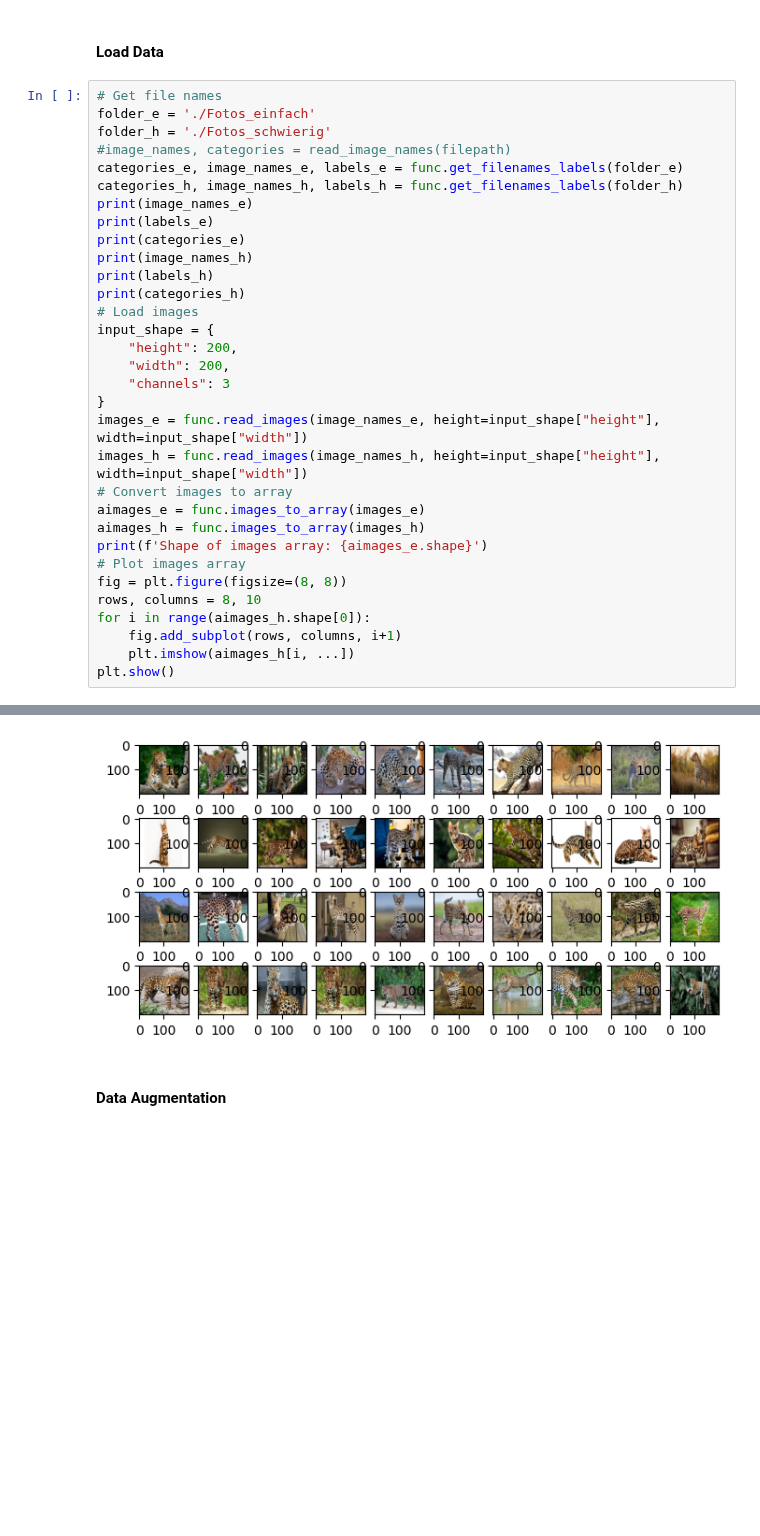
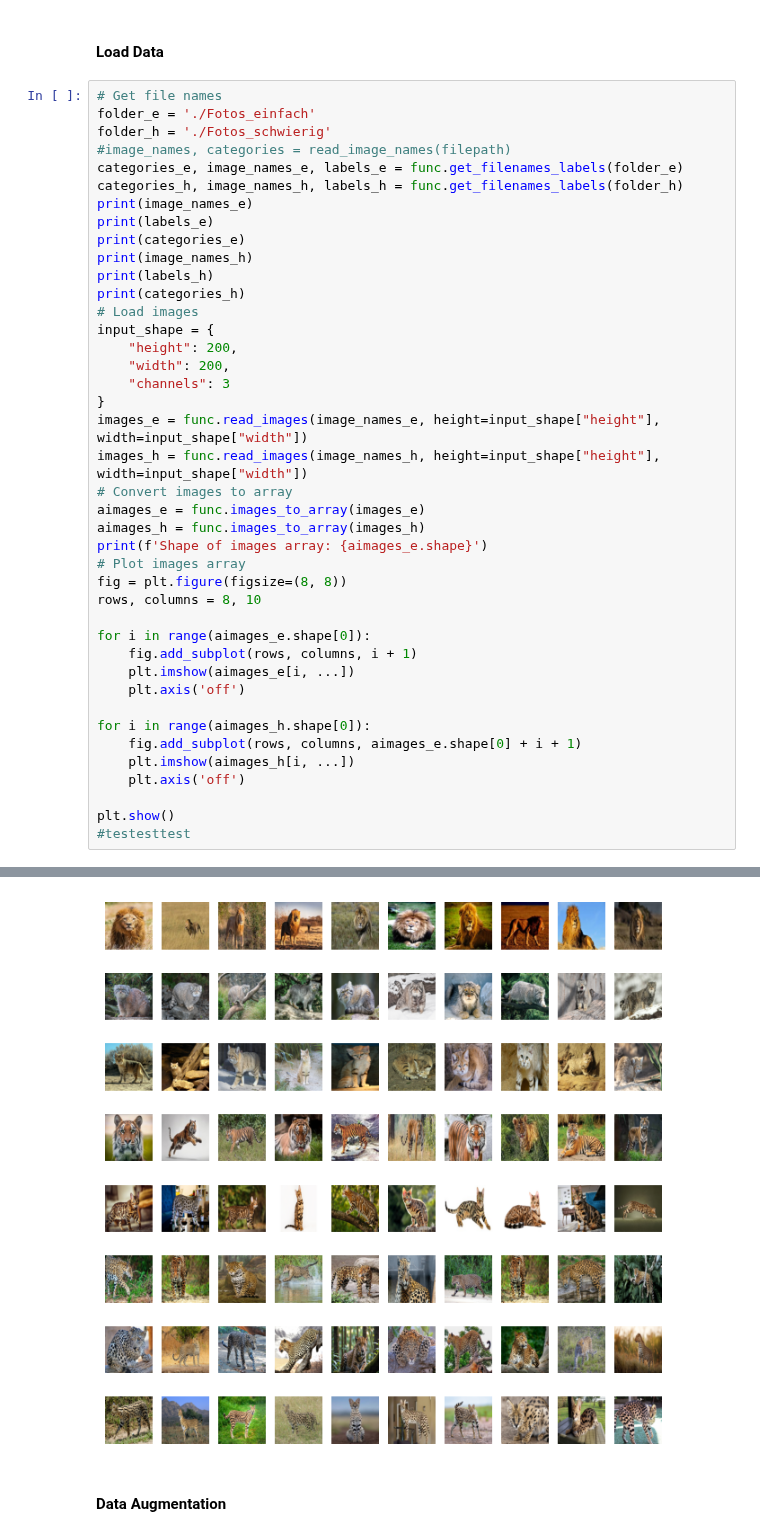
Before and after one commit to D0dizzle/Machine-and-Deep-Learning, a Jupyter notebook: Prüfung.ipynb, the cells around one changed output, grey strips where cells are left out. Cells and saved outputs as stored; diff of their text form; blank space fills up the shorter version.

```diff
--- a/Prüfung.ipynb
+++ b/Prüfung.ipynb
@@ -49,8 +49,17 @@ print(f'Shape of images array: {aimages_e.shape}')
 # Plot images array
 fig = plt.figure(figsize=(8, 8))
 rows, columns = 8, 10
+
+for i in range(aimages_e.shape[0]):
+    fig.add_subplot(rows, columns, i + 1)
+    plt.imshow(aimages_e[i, ...])
+    plt.axis('off')
+
 for i in range(aimages_h.shape[0]):
-    fig.add_subplot(rows, columns, i+1)
+    fig.add_subplot(rows, columns, aimages_e.shape[0] + i + 1)
     plt.imshow(aimages_h[i, ...])
+    plt.axis('off')
+
 plt.show()
+#testesttest
 # %% [output]
@@ -63,5 +72,5 @@ plt.show()
 Shape of images array: (40, 200, 200, 3)
-[figure, old version]
+[figure, new version]
 # %% [markdown]
 #### Data Augmentation
 # %%
```
Also changed, not shown: parts of 6 cells of this notebook.
